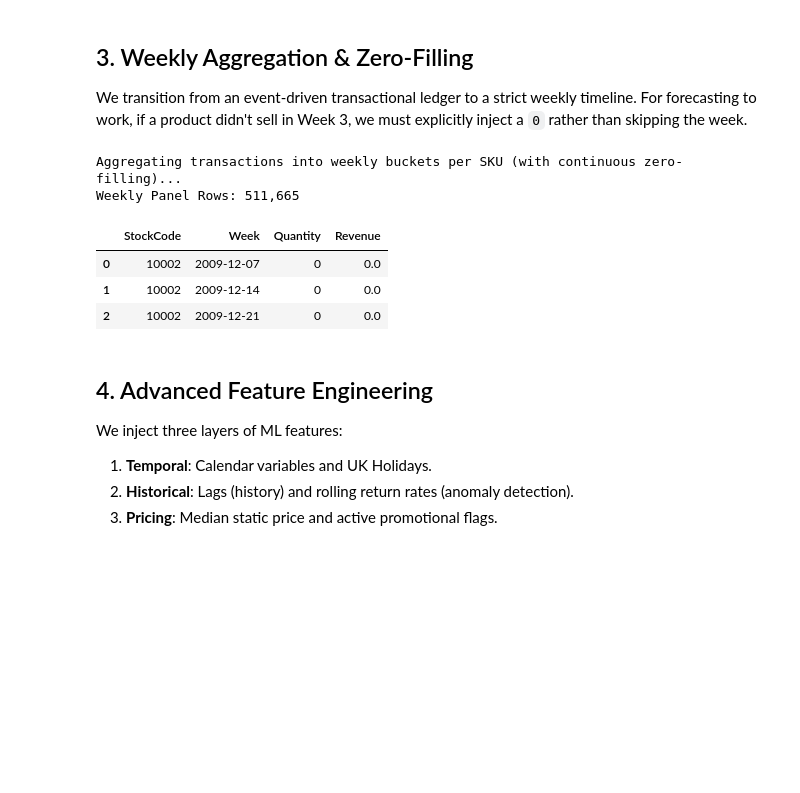
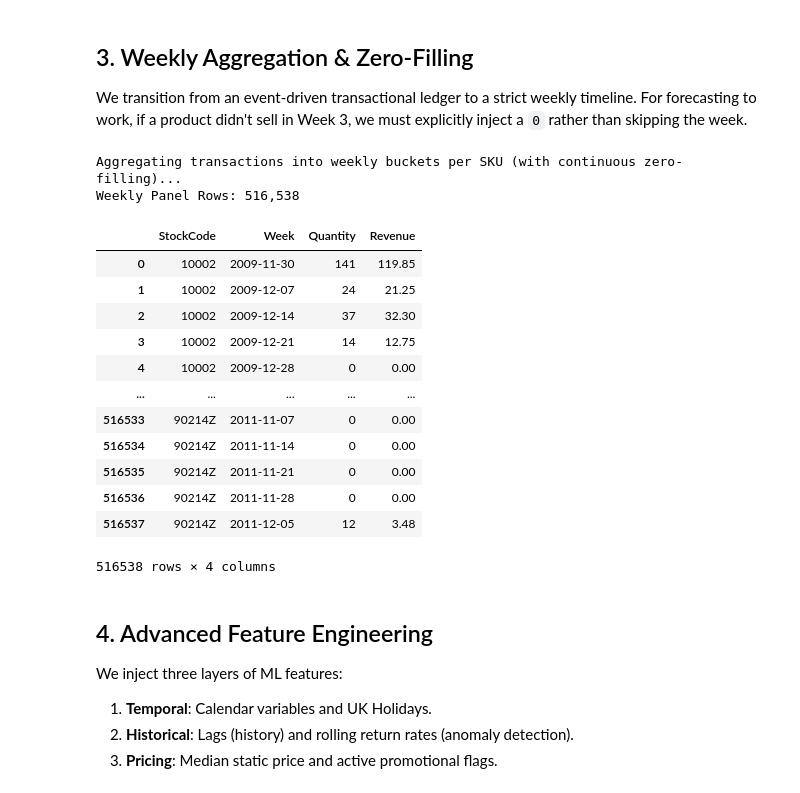
Before and after one commit to fede-giorgi/forecasting-retail, a Jupyter notebook: notebooks/data_processing_playground.ipynb, the cells around one changed output. Cells and saved outputs as stored; diff of their text form; code cells hidden in the pictures; blank space fills up the shorter version.

```diff
--- a/notebooks/data_processing_playground.ipynb
+++ b/notebooks/data_processing_playground.ipynb
@@ -119,16 +122,25 @@ We transition from an event-driven transactional ledger to a strict weekly timel
 # %%
 print("Aggregating transactions into weekly buckets per SKU (with continuous zero-filling)...")
 weekly_sales = aggregate_weekly_sku(sales_df)
 
 print(f"Weekly Panel Rows: {len(weekly_sales):,}")
-display(weekly_sales.head(3))
+weekly_sales
 # %% [output]
 Aggregating transactions into weekly buckets per SKU (with continuous zero-filling)...
-Weekly Panel Rows: 511,665
+Weekly Panel Rows: 516,538
 |  | StockCode | Week | Quantity | Revenue |
-| 0 | 10002 | 2009-12-07 | 0 | 0.0 |
-| 1 | 10002 | 2009-12-14 | 0 | 0.0 |
-| 2 | 10002 | 2009-12-21 | 0 | 0.0 |
+| 0 | 10002 | 2009-11-30 | 141 | 119.85 |
+| 1 | 10002 | 2009-12-07 | 24 | 21.25 |
+| 2 | 10002 | 2009-12-14 | 37 | 32.30 |
+| 3 | 10002 | 2009-12-21 | 14 | 12.75 |
+| 4 | 10002 | 2009-12-28 | 0 | 0.00 |
+| ... | ... | ... | ... | ... |
+| 516533 | 90214Z | 2011-11-07 | 0 | 0.00 |
+| 516534 | 90214Z | 2011-11-14 | 0 | 0.00 |
+| 516535 | 90214Z | 2011-11-21 | 0 | 0.00 |
+| 516536 | 90214Z | 2011-11-28 | 0 | 0.00 |
+| 516537 | 90214Z | 2011-12-05 | 12 | 3.48 |
+516538 rows × 4 columns
 # %% [markdown]
 ## 4. Advanced Feature Engineering
 
```
Also changed, not shown: parts of 21 cells of this notebook, 4 other files.
